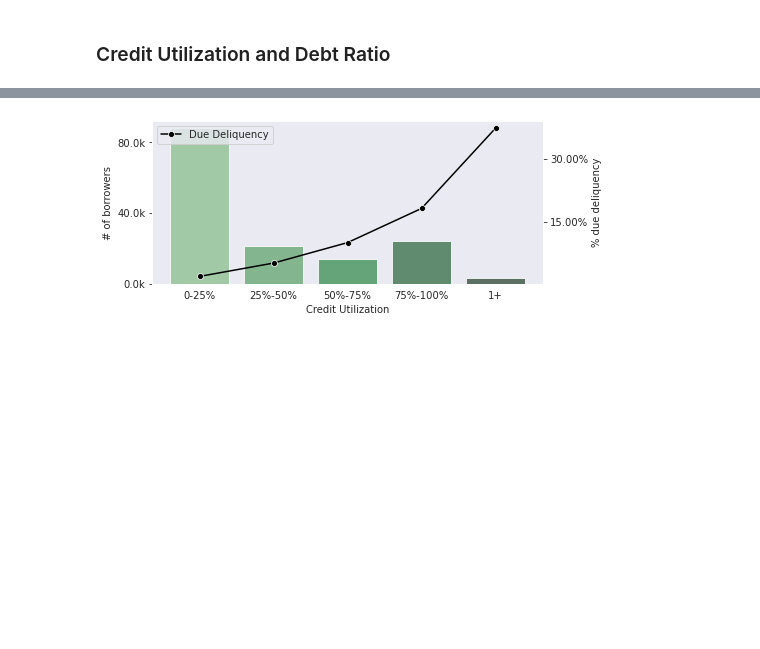
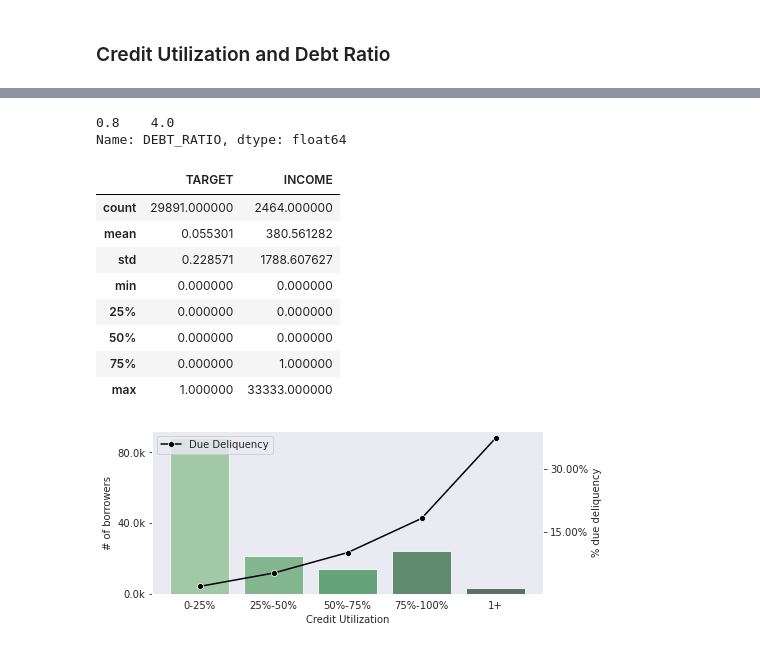
Before and after one commit to glev1/credit-service, a Jupyter notebook: notebooks/EDA.ipynb, the cells around one changed output, grey strips where cells are left out. Drawn from its saved outputs; the diff is of its cells as text; code cells hidden in the pictures; blank space fills up the shorter version.

```diff
--- a/notebooks/EDA.ipynb
+++ b/notebooks/EDA.ipynb
@@ -268,3 +284,20 @@ segment_plot(mon_df, bins=[0, 1, 2, 3, 4], labels=['0', '1','2','3'], feature='E
+# %%
+df.DEBT_RATIO.quantile([.8])
+# %% [output]
+0.8    4.0
+Name: DEBT_RATIO, dtype: float64
+# %%
+df[df['DEBT_RATIO'] > df.DEBT_RATIO.quantile(.8)][['TARGET', 'INCOME']].describe()
+# %% [output]
+|  | TARGET | INCOME |
+| count | 29891.000000 | 2464.000000 |
+| mean | 0.055301 | 380.561282 |
+| std | 0.228571 | 1788.607627 |
+| min | 0.000000 | 0.000000 |
+| 25% | 0.000000 | 0.000000 |
+| 50% | 0.000000 | 0.000000 |
+| 75% | 0.000000 | 1.000000 |
+| max | 1.000000 | 33333.000000 |
 # %%
 segment_plot(mon_df, bins=[0, 0.25, 0.5, 0.75, 1], labels=['0-25%', '25%-50%', '50%-75%', '75%-100%'],
              feature='CRED_UTIL', target='TARGET', plus_label='1+',
```
Also changed, not shown: parts of 4 cells of this notebook, 1 other file.
